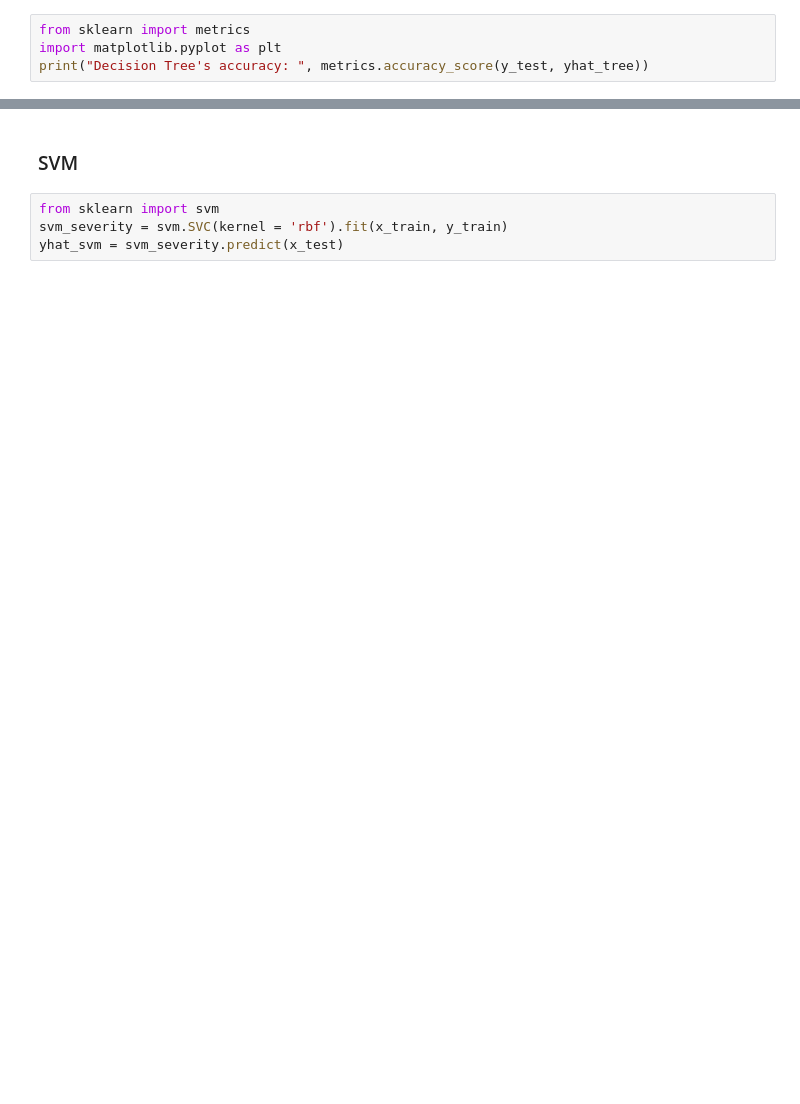
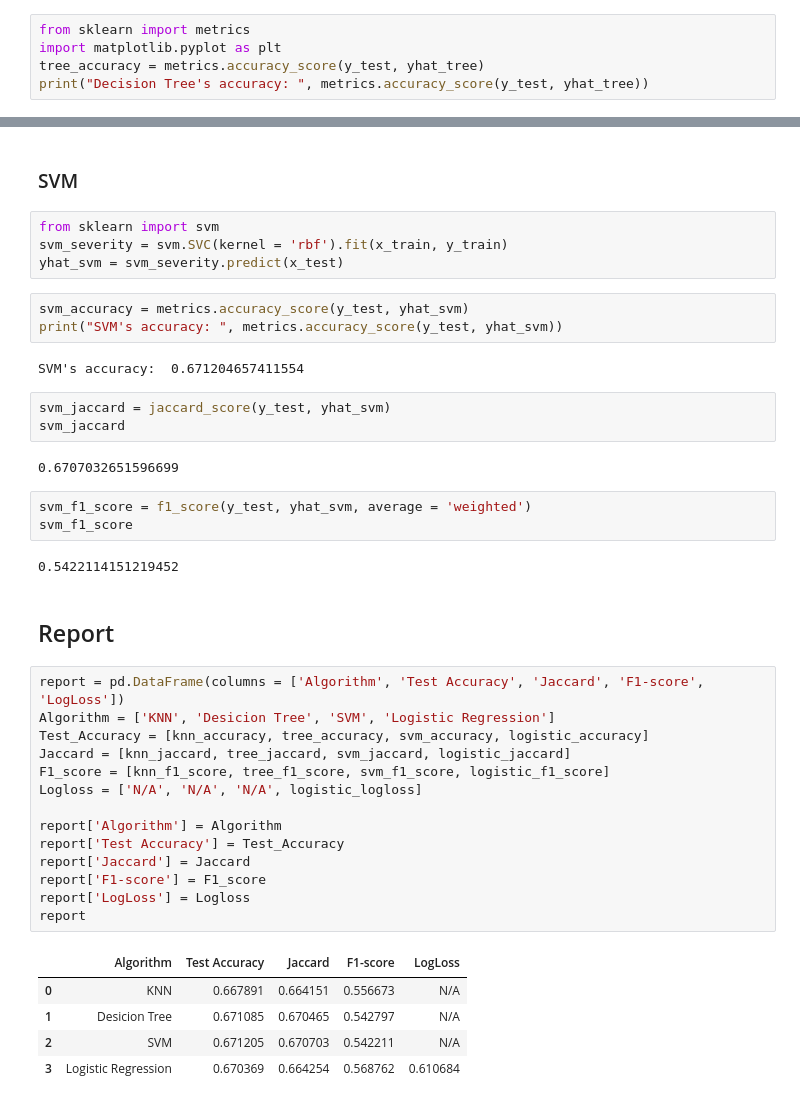
Before and after one commit to BryanBai901/Coursera_Capstone, a Jupyter notebook: Capstone_Main_code.ipynb, the cells around one changed output, grey strips where cells are left out. Saved outputs shown, nothing was run; the diff lists cells and outputs as text; blank space fills up the shorter version.

```diff
--- a/Capstone_Main_code.ipynb
+++ b/Capstone_Main_code.ipynb
@@ -638,5 +584,6 @@ yhat_tree = severity_tree.predict(x_test)
 # %%
 from sklearn import metrics
 import matplotlib.pyplot as plt
+tree_accuracy = metrics.accuracy_score(y_test, yhat_tree)
 print("Decision Tree's accuracy: ", metrics.accuracy_score(y_test, yhat_tree))
 # %% [output]
@@ -659,3 +606,40 @@ tree_f1_score
 from sklearn import svm
 svm_severity = svm.SVC(kernel = 'rbf').fit(x_train, y_train)
 yhat_svm = svm_severity.predict(x_test)
+# %%
+svm_accuracy = metrics.accuracy_score(y_test, yhat_svm)
+print("SVM's accuracy: ", metrics.accuracy_score(y_test, yhat_svm))
+# %% [output]
+SVM's accuracy:  0.671204657411554
+# %%
+svm_jaccard = jaccard_score(y_test, yhat_svm)
+svm_jaccard
+# %% [output]
+0.6707032651596699
+# %%
+svm_f1_score = f1_score(y_test, yhat_svm, average = 'weighted')
+svm_f1_score
+# %% [output]
+0.5422114151219452
+# %% [markdown]
+## Report
+# %%
+report = pd.DataFrame(columns = ['Algorithm', 'Test Accuracy', 'Jaccard', 'F1-score', 'LogLoss'])
+Algorithm = ['KNN', 'Desicion Tree', 'SVM', 'Logistic Regression']
+Test_Accuracy = [knn_accuracy, tree_accuracy, svm_accuracy, logistic_accuracy]
+Jaccard = [knn_jaccard, tree_jaccard, svm_jaccard, logistic_jaccard]
+F1_score = [knn_f1_score, tree_f1_score, svm_f1_score, logistic_f1_score]
+Logloss = ['N/A', 'N/A', 'N/A', logistic_logloss]
+
+report['Algorithm'] = Algorithm
+report['Test Accuracy'] = Test_Accuracy
+report['Jaccard'] = Jaccard
+report['F1-score'] = F1_score
+report['LogLoss'] = Logloss
+report
+# %% [output]
+|  | Algorithm | Test Accuracy | Jaccard | F1-score | LogLoss |
+| 0 | KNN | 0.667891 | 0.664151 | 0.556673 | N/A |
+| 1 | Desicion Tree | 0.671085 | 0.670465 | 0.542797 | N/A |
+| 2 | SVM | 0.671205 | 0.670703 | 0.542211 | N/A |
+| 3 | Logistic Regression | 0.670369 | 0.664254 | 0.568762 | 0.610684 |
```
Also changed, not shown: parts of 25 cells of this notebook.
